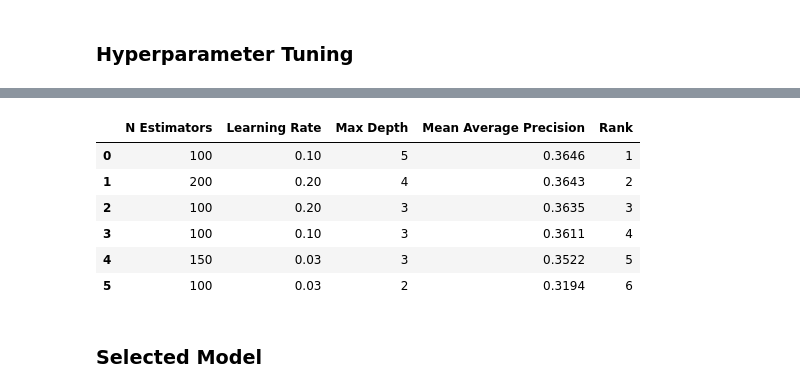
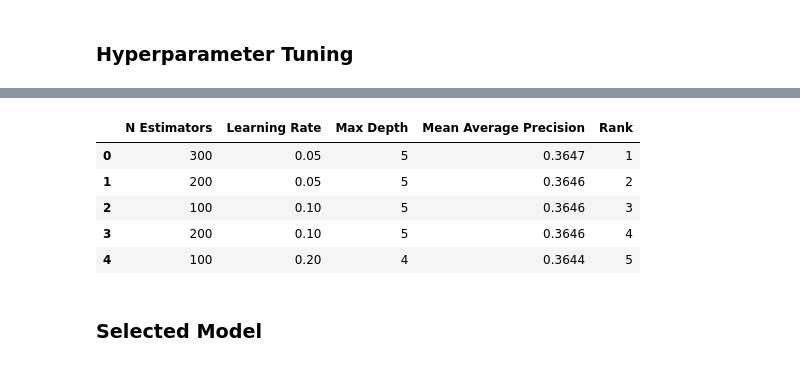
Before and after one commit to asherdata1/health-insurance-cross-sell-prediction, a Jupyter notebook: 02_notebooks/Final_Notebook.ipynb, the cells around one changed output, grey strips where cells are left out. Saved outputs shown, nothing was run; the diff lists cells and outputs as text; code cells hidden in the pictures.

```diff
--- a/02_notebooks/Final_Notebook.ipynb
+++ b/02_notebooks/Final_Notebook.ipynb
@@ -1260,27 +1260,21 @@ gb_model = Pipeline(
 # %%
 # Tune Gradient Boosting using cross-validated Average Precision
 
-from sklearn.model_selection import RandomizedSearchCV
 from sklearn.utils.class_weight import compute_sample_weight
 
-gb_param_dist = {
-    "classifier__n_estimators": [100, 150, 200, 300],
-    "classifier__learning_rate": [0.03, 0.05, 0.1, 0.2],
-    "classifier__max_depth": [2, 3, 4, 5],
+gb_param_grid = {
+    "classifier__n_estimators": [100, 200, 300],
+    "classifier__learning_rate": [0.05, 0.1, 0.2],
+    "classifier__max_depth": [3, 4, 5]
 }
 
-# RandomizedSearchCV samples a fixed number of configurations from the search
-# space, keeping computation tractable for Gradient Boosting.
-
-gb_grid_search = RandomizedSearchCV(
+gb_grid_search = GridSearchCV(
     estimator=gb_model,
-    param_distributions=gb_param_dist,
-    n_iter=6,
+    param_grid=gb_param_grid,
     scoring="average_precision",
     cv=cv,
     n_jobs=-1,
-    refit=True,
-    random_state=42
+    refit=True
 )
 
 # Gradient Boosting has no class_weight parameter, so balanced sample weights
@@ -1298,38 +1308,37 @@ NameError: name 'gb_model' is not defined
 # %%
 # Compare Gradient Boosting hyperparameter configurations
 
 gb_cv_results = (
     pd.DataFrame(gb_grid_search.cv_results_)[
         [
             "param_classifier__n_estimators",
             "param_classifier__learning_rate",
             "param_classifier__max_depth",
             "mean_test_score",
             "rank_test_score"
         ]
     ]
     .rename(
         columns={
             "param_classifier__n_estimators": "N Estimators",
             "param_classifier__learning_rate": "Learning Rate",
             "param_classifier__max_depth": "Max Depth",
             "mean_test_score": "Mean Average Precision",
             "rank_test_score": "Rank"
         }
     )
     .sort_values("Rank")
     .reset_index(drop=True)
 )
 
-display(gb_cv_results.round(4))
+display(gb_cv_results.head(5).round(4))
 # %% [output]
 |  | N Estimators | Learning Rate | Max Depth | Mean Average Precision | Rank |
-| 0 | 100 | 0.10 | 5 | 0.3646 | 1 |
-| 1 | 200 | 0.20 | 4 | 0.3643 | 2 |
-| 2 | 100 | 0.20 | 3 | 0.3635 | 3 |
-| 3 | 100 | 0.10 | 3 | 0.3611 | 4 |
-| 4 | 150 | 0.03 | 3 | 0.3522 | 5 |
-| 5 | 100 | 0.03 | 2 | 0.3194 | 6 |
+| 0 | 300 | 0.05 | 5 | 0.3647 | 1 |
+| 1 | 200 | 0.05 | 5 | 0.3646 | 2 |
+| 2 | 100 | 0.10 | 5 | 0.3646 | 3 |
+| 3 | 200 | 0.10 | 5 | 0.3646 | 4 |
+| 4 | 100 | 0.20 | 4 | 0.3644 | 5 |
 # %% [markdown]
 ### Selected Model
 # %%
```
Also changed, not shown: parts of 1 cell of this notebook.
